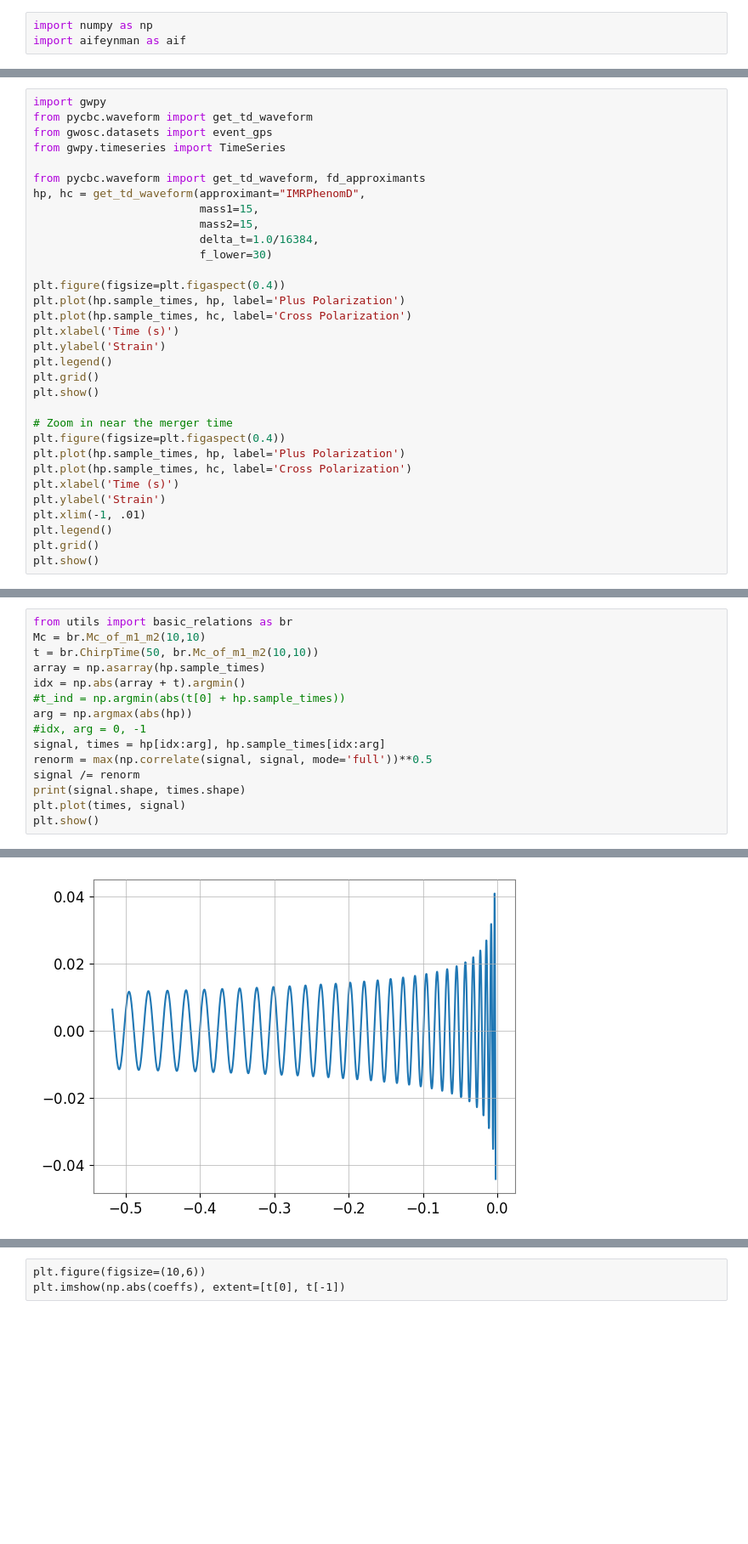
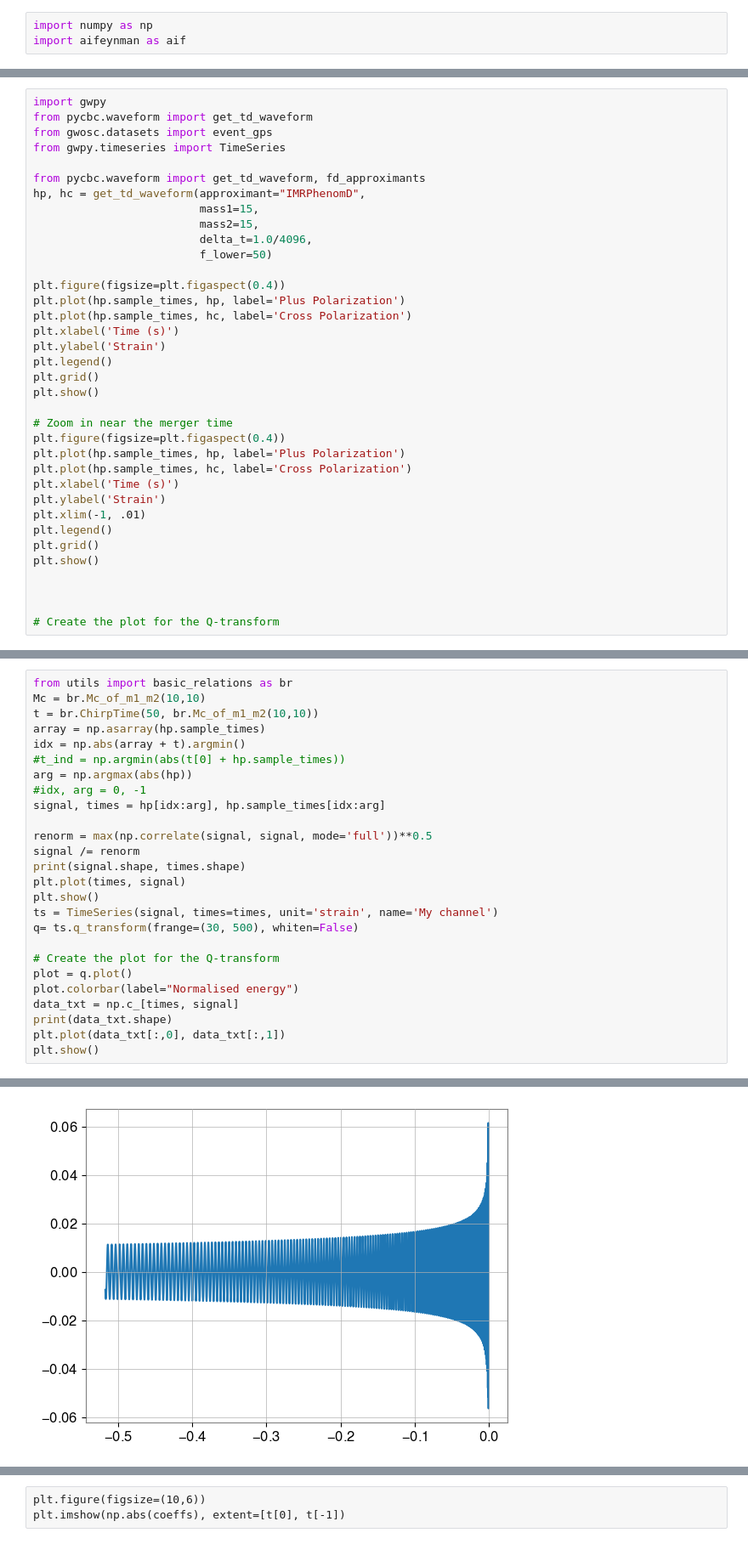
Before and after one commit to ratio999/LIZARD, a Jupyter notebook: Untitled2.ipynb, the cells around one changed output, grey strips where cells are left out. Shown at 85% size. Saved outputs shown, nothing was run; the diff lists cells and outputs as text; blank space fills up the shorter version.

```diff
--- a/Untitled2.ipynb
+++ b/Untitled2.ipynb
@@ -18,8 +16,8 @@ from pycbc.waveform import get_td_waveform, fd_approximants
 hp, hc = get_td_waveform(approximant="IMRPhenomD",
                          mass1=15,
                          mass2=15,
-                         delta_t=1.0/16384,
-                         f_lower=30)
+                         delta_t=1.0/4096,
+                         f_lower=50)
 
 plt.figure(figsize=plt.figaspect(0.4))
 plt.plot(hp.sample_times, hp, label='Plus Polarization')
@@ -40,4 +38,8 @@ plt.xlim(-1, .01)
 plt.legend()
 plt.grid()
 plt.show()
+
+
+
+# Create the plot for the Q-transform
 # %% [output]
@@ -53,9 +918,20 @@ idx = np.abs(array + t).argmin()
 arg = np.argmax(abs(hp))
 #idx, arg = 0, -1
 signal, times = hp[idx:arg], hp.sample_times[idx:arg]
+
 renorm = max(np.correlate(signal, signal, mode='full'))**0.5
 signal /= renorm
 print(signal.shape, times.shape)
 plt.plot(times, signal)
 plt.show()
+ts = TimeSeries(signal, times=times, unit='strain', name='My channel')
+q= ts.q_transform(frange=(30, 500), whiten=False)
+
+# Create the plot for the Q-transform
+plot = q.plot()
+plot.colorbar(label="Normalised energy")
+data_txt = np.c_[times, signal]
+print(data_txt.shape)
+plt.plot(data_txt[:,0], data_txt[:,1])
+plt.show()
 # %% [output]
@@ -63 +939 @@ plt.show()
-[figure, old version]
+[figure, new version]
```
Also changed, not shown: parts of 25 cells of this notebook, 4 other files.
